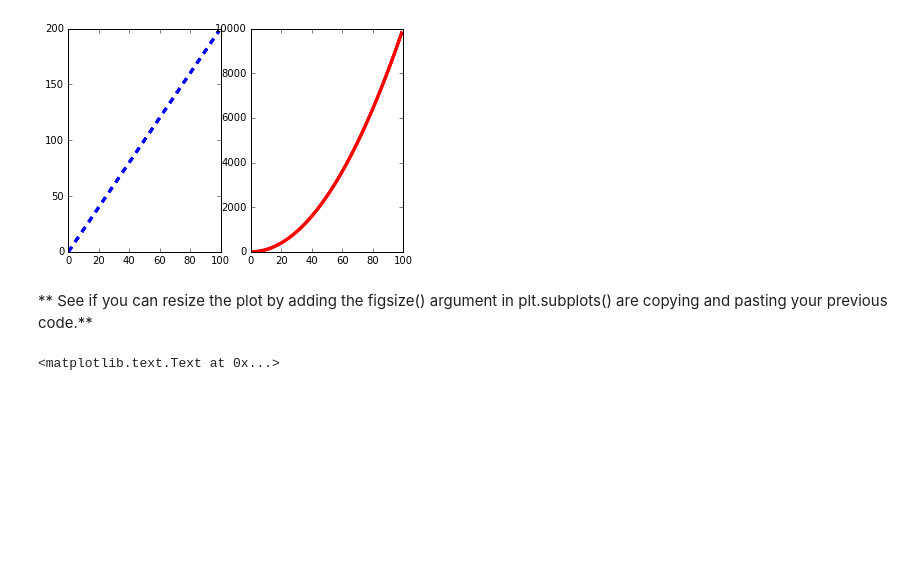
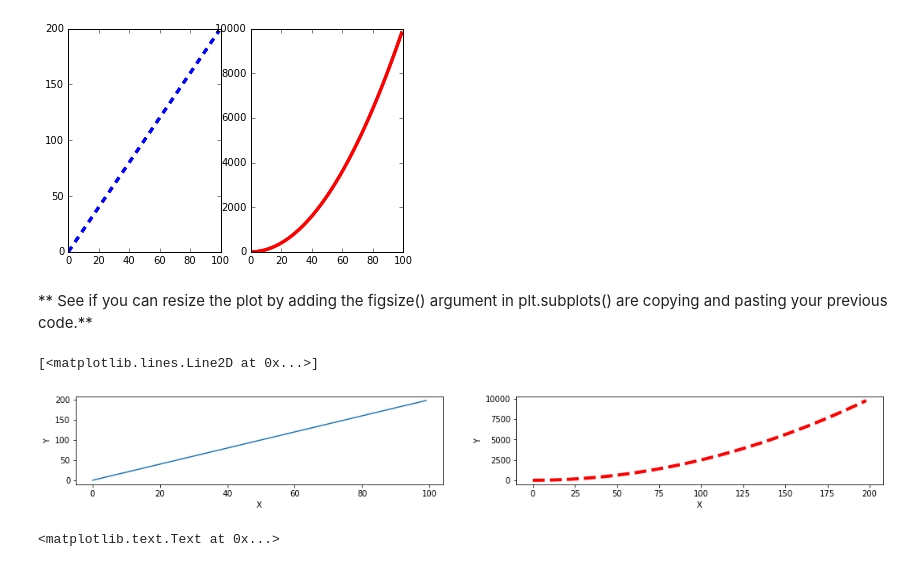
Before and after one commit to ricardojguzman/DSPractice, a Jupyter notebook: Udemy/PY-DS-ML-Bootcamp/Sources/05-Data-Visualization-with-Matplotlib/02-Matplotlib Exercises.ipynb, the cells around one changed output. Drawn from its saved outputs; the diff is of its cells as text; code cells hidden in the pictures; blank space fills up the shorter version.

```diff
--- a/Udemy/PY-DS-ML-Bootcamp/Sources/05-Data-Visualization-with-Matplotlib/02-Matplotlib Exercises.ipynb
+++ b/Udemy/PY-DS-ML-Bootcamp/Sources/05-Data-Visualization-with-Matplotlib/02-Matplotlib Exercises.ipynb
@@ -129,6 +142,20 @@ Text(0.5, 1.0, 'zoom')
 [figure]
 # %% [markdown]
 ** See if you can resize the plot by adding the figsize() argument in plt.subplots() are copying and pasting your previous code.**
+# %%
+fig,axes = plt.subplots(1,2,figsize=(18,2))
+
+axes[0].set_ylabel('Y')
+axes[0].set_xlabel('X')
+axes[0].plot(x,y)
+
+axes[1].set_ylabel('Y')
+axes[1].set_xlabel('X')
+
+axes[1].plot(y,z,'r',c='red', ls='--',lw=4)
+# %% [output]
+[<matplotlib.lines.Line2D at 0x...>]
+[figure, added]
 # %%
 # %% [output]
 <matplotlib.text.Text at 0x...>
```
Also changed, not shown: parts of 2 cells of this notebook.
